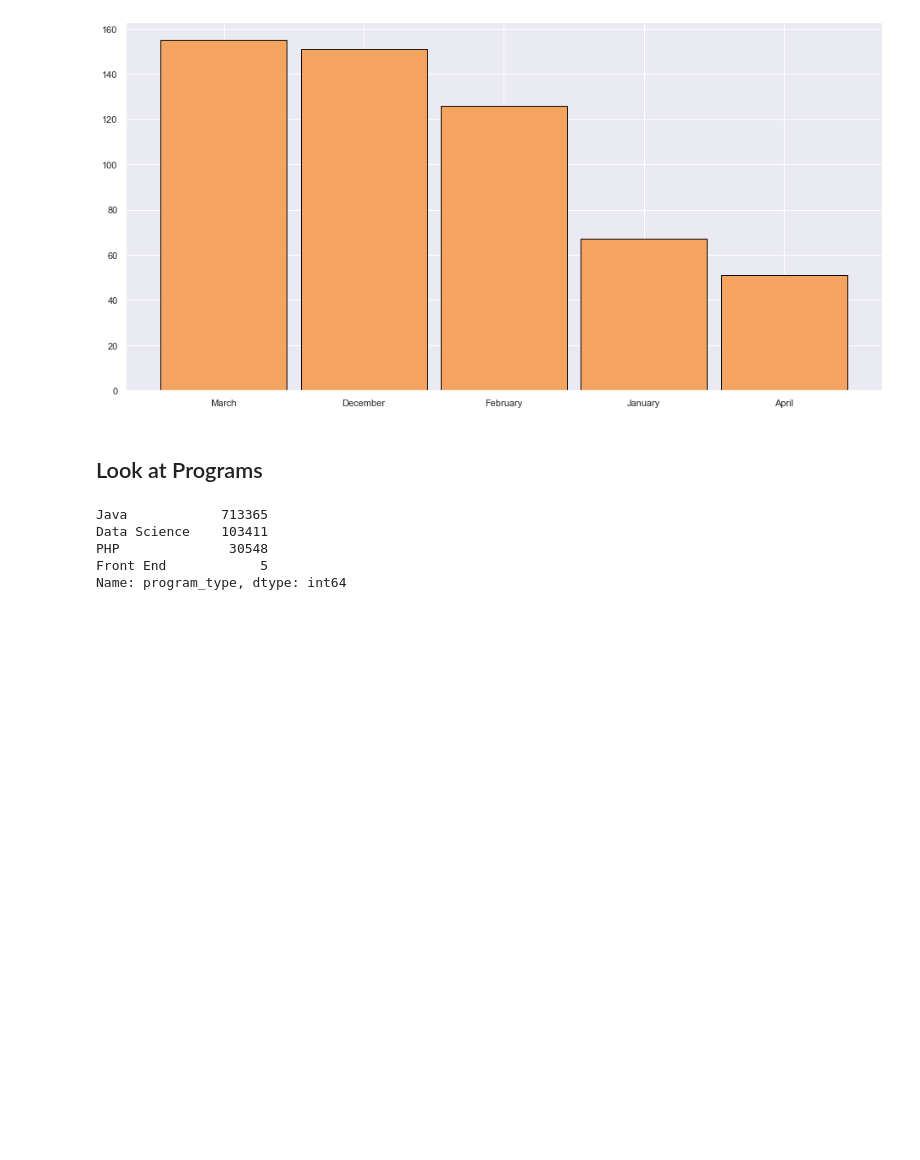
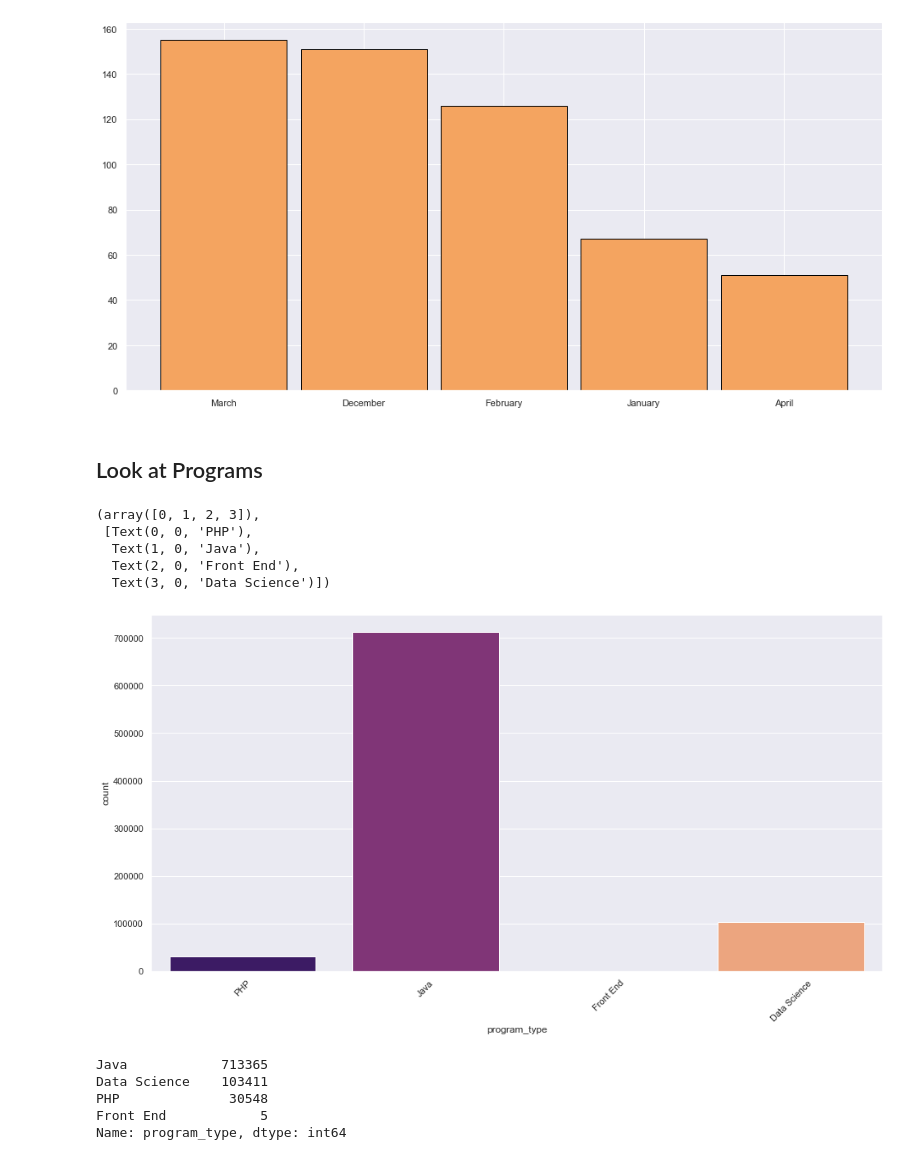
Before and after one commit to CaitlynCarney/anomaly-detection-exercises, a Jupyter notebook: access-logs-exercises.ipynb, the cells around one changed output. Saved outputs shown, nothing was run; the diff lists cells and outputs as text; code cells hidden in the pictures; blank space fills up the shorter version.

```diff
--- a/access-logs-exercises.ipynb
+++ b/access-logs-exercises.ipynb
@@ -308,6 +308,18 @@ df[df['user_id'] == 843].month.value_counts().plot.bar(rot=0, width=0.9, color='
 [figure]
 # %% [markdown]
 ## Look at Programs
+# %%
+plt.figure(figsize=(16,8))
+sns.set(style="darkgrid")
+sns.countplot(df.program_type, palette='magma')
+plt.xticks(rotation=45)
+# %% [output]
+(array([0, 1, 2, 3]),
+ [Text(0, 0, 'PHP'),
+  Text(1, 0, 'Java'),
+  Text(2, 0, 'Front End'),
+  Text(3, 0, 'Data Science')])
+[figure, added]
 # %%
 df.program_type.value_counts()
 # %% [output]
```
